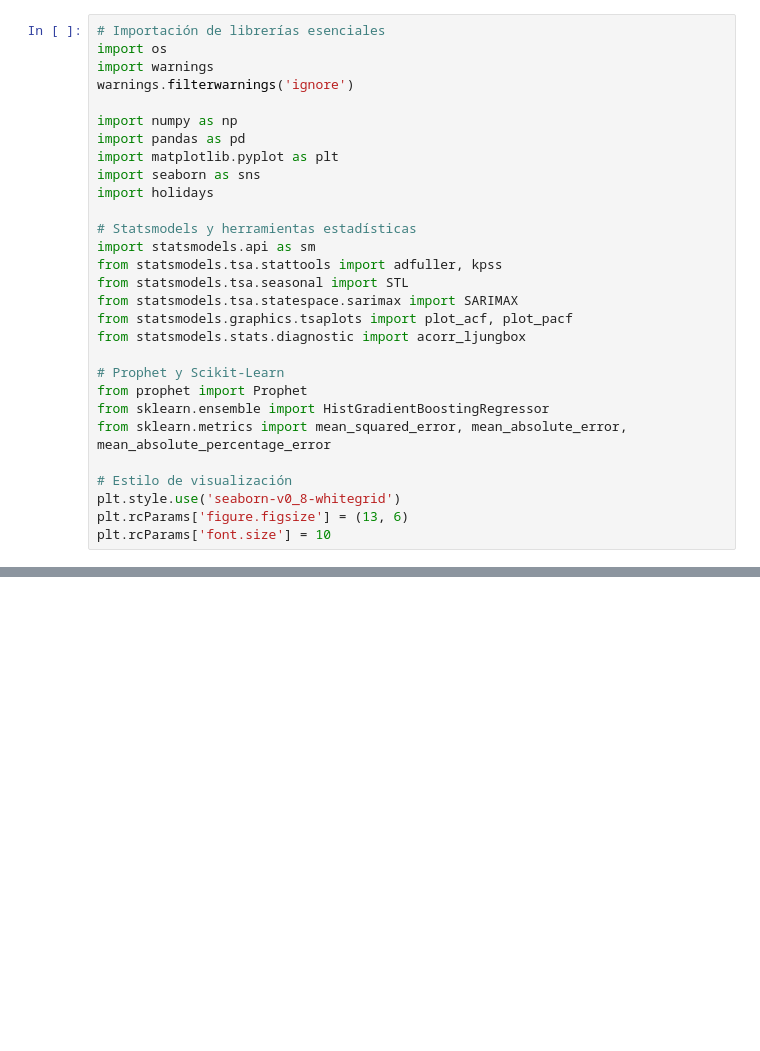
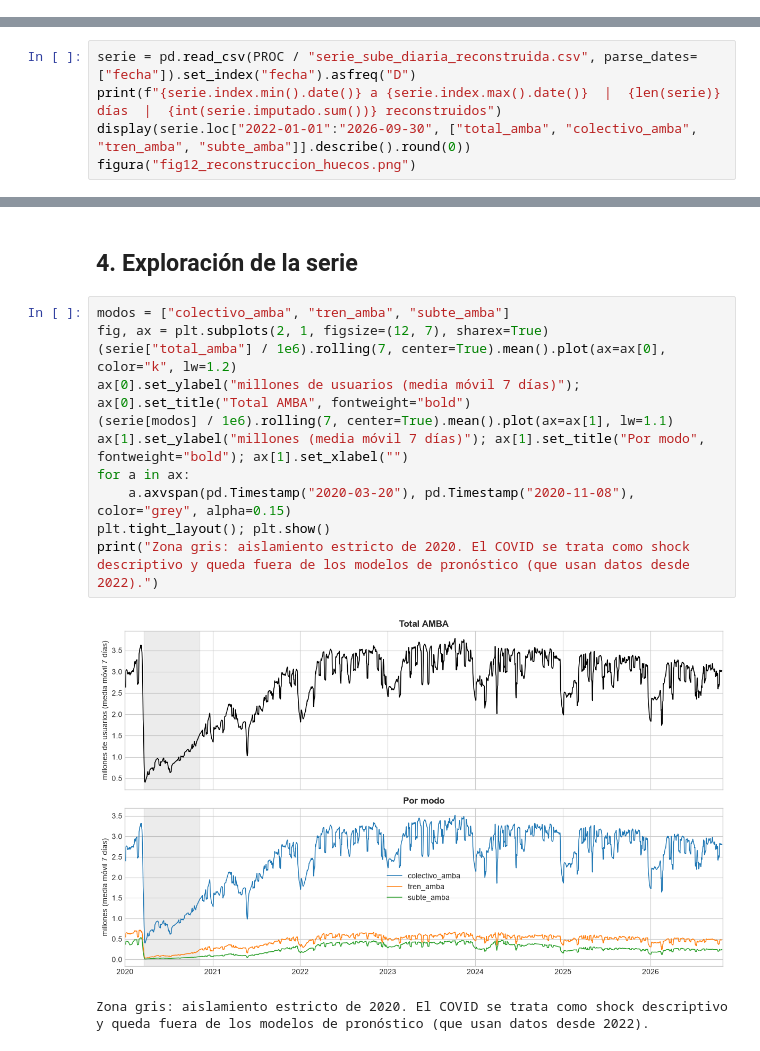
Before and after one commit to Arey14/sube-series-tiempo-amba, a Jupyter notebook: notebooks/TP_Final_Series_de_Tiempo.ipynb, the cells around one changed output, grey strips where cells are left out. Saved outputs shown, nothing was run; the diff lists cells and outputs as text; blank space fills up the shorter version.

Commit message:
Notebook reescrito para P-1 y P-2; README con motivacion, galeria de figuras y confianza explicada; resumen de cambios de enfoque
Co-Authored-By: Claude Sonnet 5.5 <noreply@anthropic.com>

```diff
--- a/notebooks/TP_Final_Series_de_Tiempo.ipynb
+++ b/notebooks/TP_Final_Series_de_Tiempo.ipynb
@@ -51,29 +0,0 @@ donde $g(t)$ es la tendencia lineal por tramos con puntos de cambio (*changepoin
-# %%
-# Importación de librerías esenciales
-import os
-import warnings
-warnings.filterwarnings('ignore')
-
-import numpy as np
-import pandas as pd
-import matplotlib.pyplot as plt
-import seaborn as sns
-import holidays
-
-# Statsmodels y herramientas estadísticas
-import statsmodels.api as sm
-from statsmodels.tsa.stattools import adfuller, kpss
-from statsmodels.tsa.seasonal import STL
-from statsmodels.tsa.statespace.sarimax import SARIMAX
-from statsmodels.graphics.tsaplots import plot_acf, plot_pacf
-from statsmodels.stats.diagnostic import acorr_ljungbox
-
-# Prophet y Scikit-Learn
-from prophet import Prophet
-from sklearn.ensemble import HistGradientBoostingRegressor
-from sklearn.metrics import mean_squared_error, mean_absolute_error, mean_absolute_percentage_error
-
-# Estilo de visualización
-plt.style.use('seaborn-v0_8-whitegrid')
-plt.rcParams['figure.figsize'] = (13, 6)
-plt.rcParams['font.size'] = 10
@@ -483,0 +81,5 @@ Test de Ljung-Box sobre residuos SARIMAX:
+# %%
+serie = pd.read_csv(PROC / "serie_sube_diaria_reconstruida.csv", parse_dates=["fecha"]).set_index("fecha").asfreq("D")
+print(f"{serie.index.min().date()} a {serie.index.max().date()}  |  {len(serie)} días  |  {int(serie.imputado.sum())} reconstruidos")
+display(serie.loc["2022-01-01":"2026-09-30", ["total_amba", "colectivo_amba", "tren_amba", "subte_amba"]].describe().round(0))
+figura("fig12_reconstruccion_huecos.png")
@@ -483,0 +98,16 @@ Test de Ljung-Box sobre residuos SARIMAX:
+# %% [markdown]
+## 4. Exploración de la serie
+# %%
+modos = ["colectivo_amba", "tren_amba", "subte_amba"]
+fig, ax = plt.subplots(2, 1, figsize=(12, 7), sharex=True)
+(serie["total_amba"] / 1e6).rolling(7, center=True).mean().plot(ax=ax[0], color="k", lw=1.2)
+ax[0].set_ylabel("millones de usuarios (media móvil 7 días)"); ax[0].set_title("Total AMBA", fontweight="bold")
+(serie[modos] / 1e6).rolling(7, center=True).mean().plot(ax=ax[1], lw=1.1)
+ax[1].set_ylabel("millones (media móvil 7 días)"); ax[1].set_title("Por modo", fontweight="bold"); ax[1].set_xlabel("")
+for a in ax:
+    a.axvspan(pd.Timestamp("2020-03-20"), pd.Timestamp("2020-11-08"), color="grey", alpha=0.15)
+plt.tight_layout(); plt.show()
+print("Zona gris: aislamiento estricto de 2020. El COVID se trata como shock descriptivo y queda fuera de los modelos de pronóstico (que usan datos desde 2022).")
+# %% [output]
+[figure, added]
+Zona gris: aislamiento estricto de 2020. El COVID se trata como shock descriptivo y queda fuera de los modelos de pronóstico (que usan datos desde 2022).
```
Also changed, not shown: parts of 80 cells of this notebook, 2 other files.
